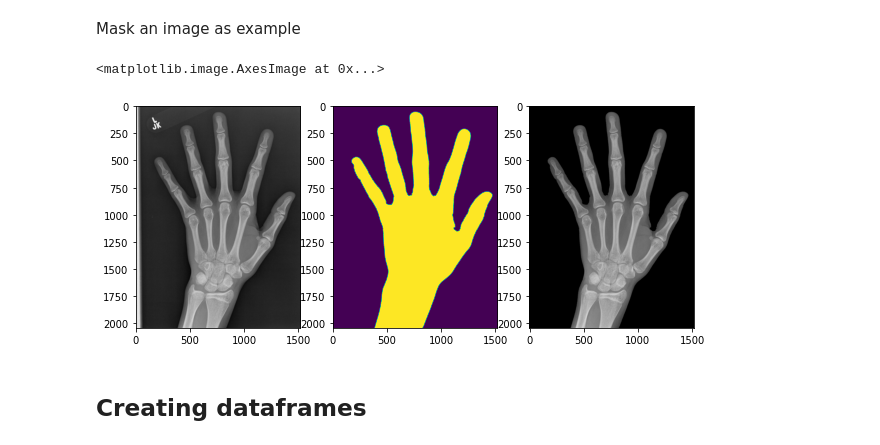
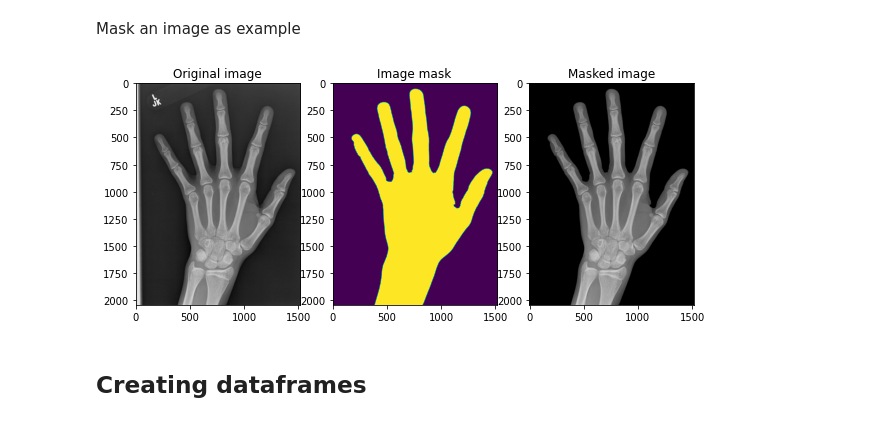
Before and after one commit to tommilotta/BoneAgePrediction, a Jupyter notebook: regression_model.ipynb, the cells around one changed output. Drawn from its saved outputs; the diff is of its cells as text; code cells hidden in the pictures.

```diff
--- a/regression_model.ipynb
+++ b/regression_model.ipynb
@@ -65,15 +79,18 @@ Mask an image as example
 # %%
 masks_path = 'boneage-training-dataset-masks'
 image = cv2.imread(train_dirs[0] + '/1377.png')
 mask = cv2.imread(path + '/' + masks_path + '/1377.png', 0)
 
 fig, ax = plt.subplots(1,3, figsize=(10, 7))
 ax[0].imshow(image)
+ax[0].set_title('Original image')
 ax[1].imshow(mask)
+ax[1].set_title('Image mask')
 ax[2].imshow(cv2.bitwise_and(image, image, mask=mask))
+ax[2].set_title('Masked image')
+plt.show()
 # %% [output]
-<matplotlib.image.AxesImage at 0x...>
-[figure, old version]
+[figure, new version]
 # %% [markdown]
 ## Creating dataframes
 # %%
```
Also changed, not shown: parts of 28 cells of this notebook, 2 other files.
